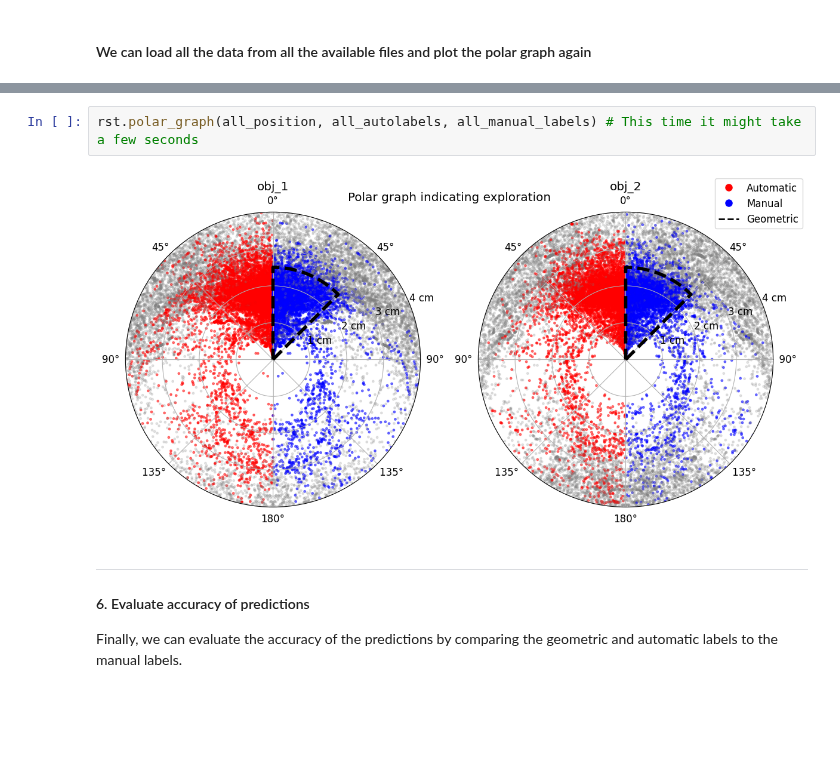
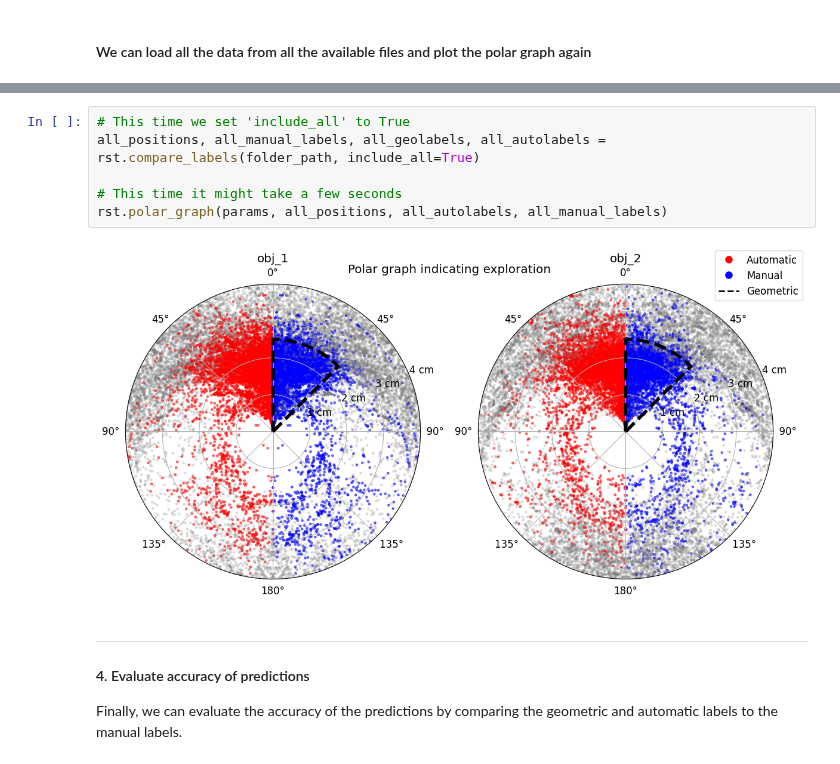
Before and after one commit to sdhers/RAINSTORM, a Jupyter notebook: 5-Automatic_analysis.ipynb, the cells around one changed output, grey strips where cells are left out. Saved outputs shown, nothing was run; the diff lists cells and outputs as text; blank space fills up the shorter version.

```diff
--- a/5-Automatic_analysis.ipynb
+++ b/5-Automatic_analysis.ipynb
@@ -139,8 +93,12 @@ all_position = pd.concat(for_position, ignore_index=True)
-# %%
-rst.polar_graph(all_position, all_autolabels, all_manual_labels) # This time it might take a few seconds
-# %% [output]
-[figure, removed]
+# %%
+# This time we set 'include_all' to True
+all_positions, all_manual_labels, all_geolabels, all_autolabels = rst.compare_labels(folder_path, include_all=True)
+
+# This time it might take a few seconds
+rst.polar_graph(params, all_positions, all_autolabels, all_manual_labels)
+# %% [output]
+[figure, added]
 # %% [markdown]
 ---
-#### 6. Evaluate accuracy of predictions
+#### 4. Evaluate accuracy of predictions
 Finally, we can evaluate the accuracy of the predictions by comparing the geometric and automatic labels to the manual labels.
```
Also changed, not shown: parts of 13 cells of this notebook, 53 other files.
